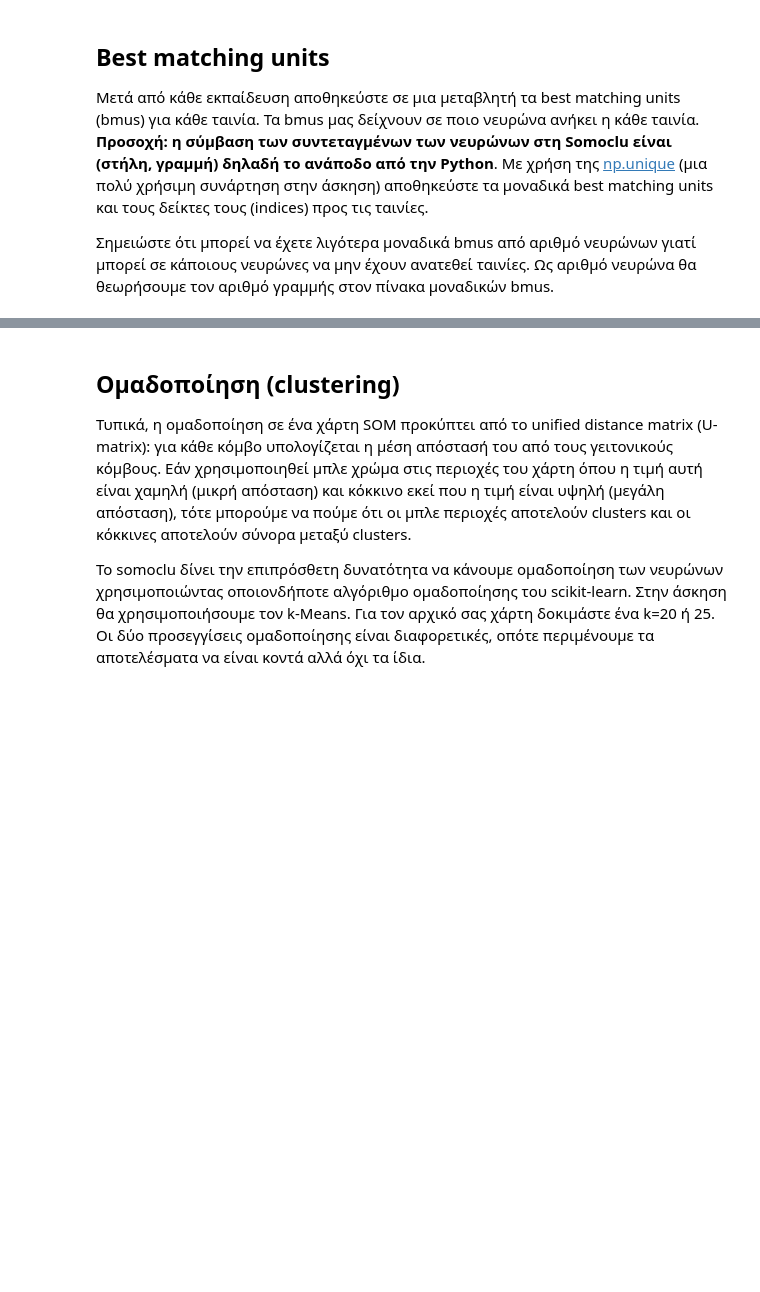
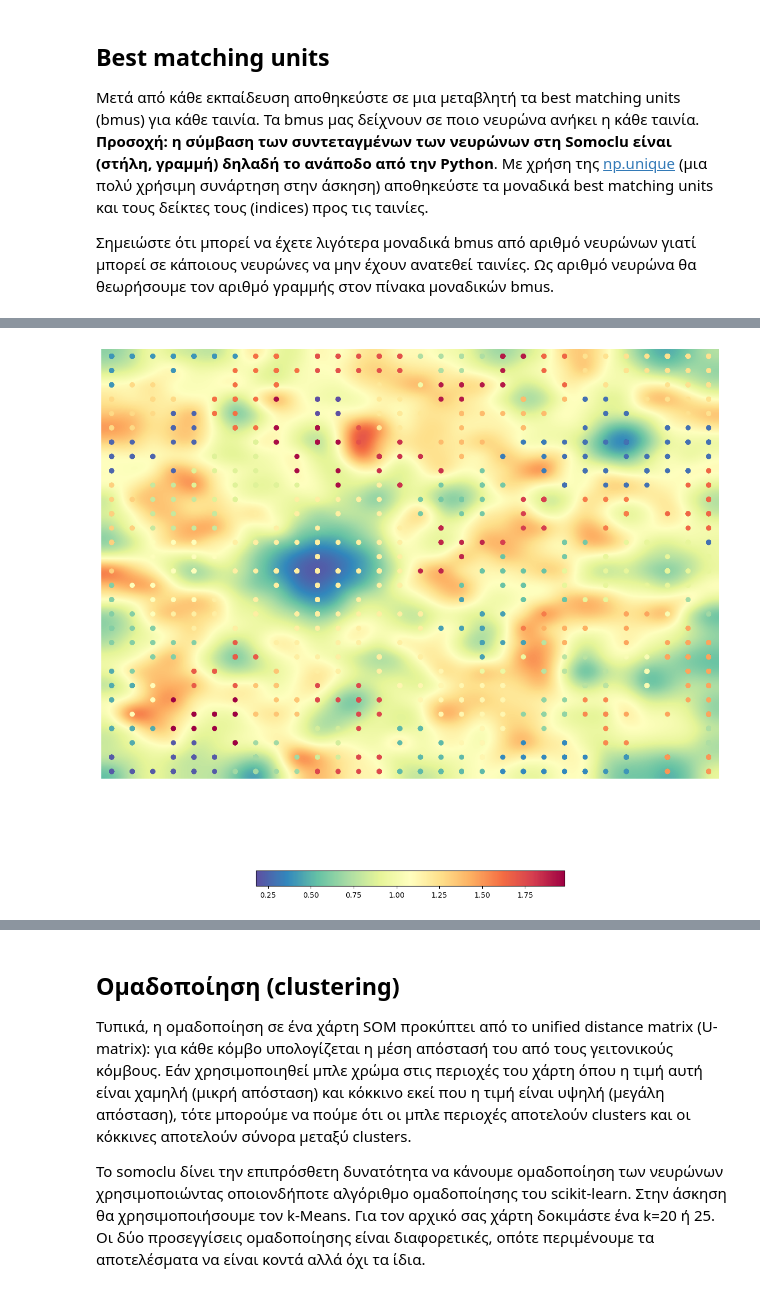
Before and after one commit to ngregoriade/neural_net_ntua, a Jupyter notebook: lab2/Εργασία_2_Unsupervised_Learning_Εκφώνηση (1).ipynb, the cells around one changed output, grey strips where cells are left out. Drawn from its saved outputs; the diff is of its cells as text; code cells hidden in the pictures; blank space fills up the shorter version.

```diff
--- a/lab2/Εργασία_2_Unsupervised_Learning_Εκφώνηση (1).ipynb
+++ b/lab2/Εργασία_2_Unsupervised_Learning_Εκφώνηση (1).ipynb
@@ -598,0 +1291,6 @@ NameError: name 'wrap_train' is not defined
+# %%
+som = joblib.load('som.pkl')
+# %%
+som.view_umatrix(bestmatches=True,figsize=(15,15), colorbar=True)
+# %% [output]
+[figure, added]
```
Also changed, not shown: parts of 123 cells of this notebook, 2 other files.
